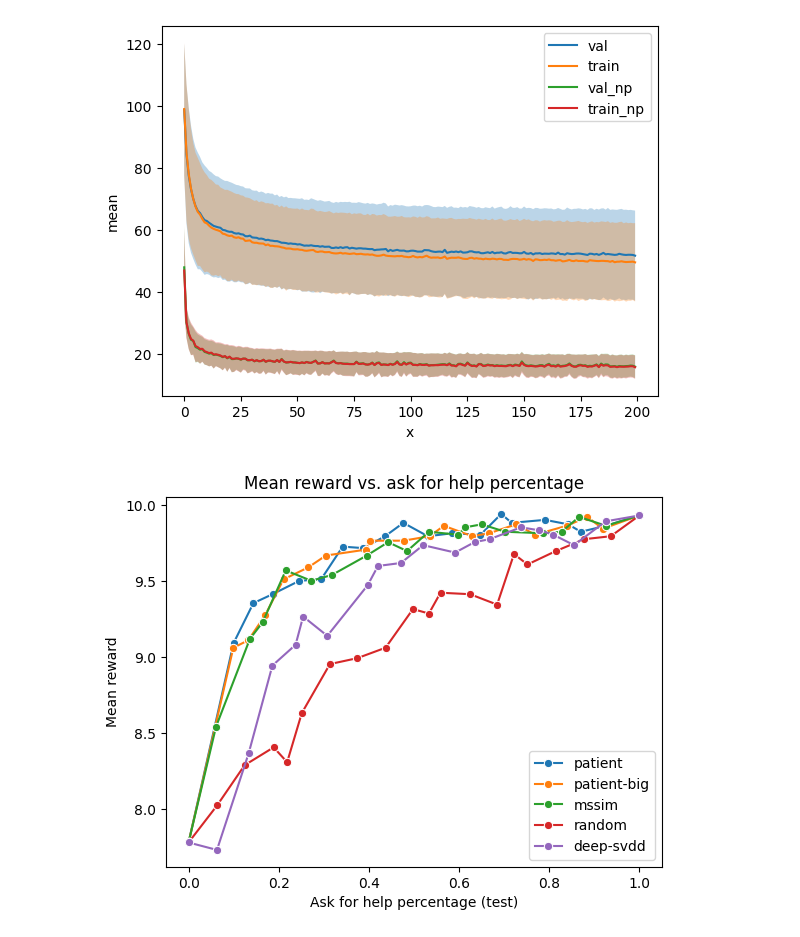
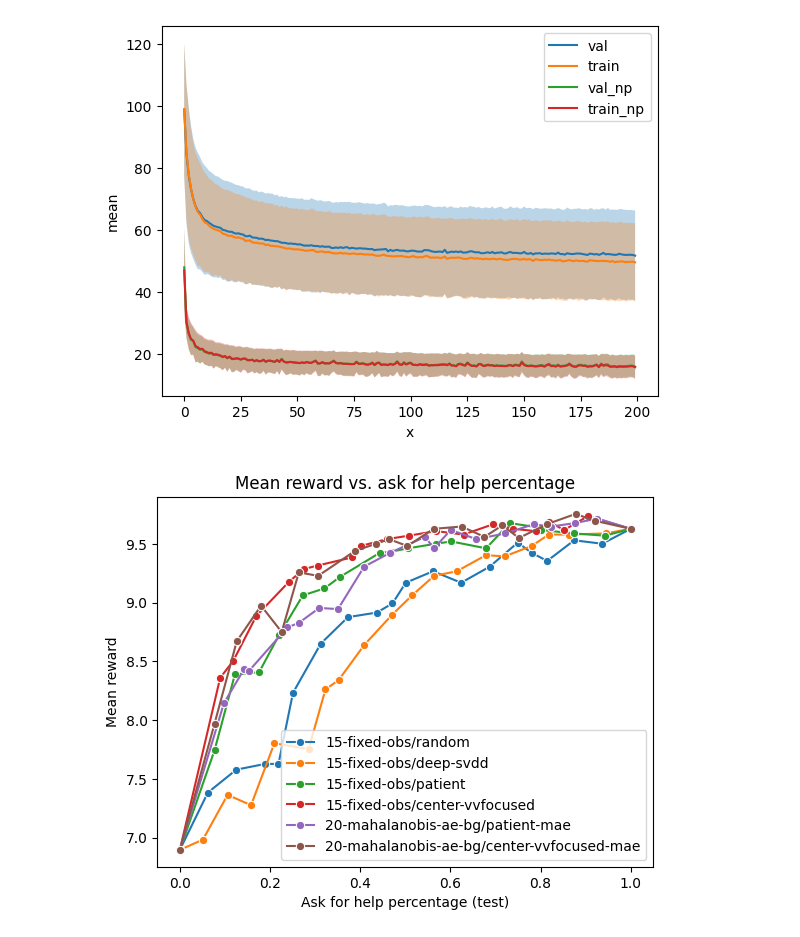
Before and after one commit to PavelCz/yrc-bench-fork, a Jupyter notebook: analyzing/plotting.ipynb, the cells around one changed output. Cells and saved outputs as stored; diff of their text form; code cells hidden in the pictures.

Commit message:
Update plots

```diff
--- a/analyzing/plotting.ipynb
+++ b/analyzing/plotting.ipynb
@@ -72,10 +72,40 @@ base_path = Path("/home/pavel/data/goal-misgen/tmp")
 
 # Current acttive with BG
 # eval_path = base_path / "15-fixed-obs"
-# evals = ["base", "patient", "patient-big", "mssim", "center-focused", "center-vfocused", "random", "deep-svdd"]
+# evals = [
+#     "base",
+#     "patient",
+#     "patient-big",
+#     "mssim",
+#     "center-focused",
+#     "center-vfocused",
+#     "center-vvfocused",
+#     "random",
+#     "deep-svdd",
+# ]
 
-eval_path = base_path / "19-no-bg"
-evals = ["patient", "patient-big", "mssim", "random", "deep-svdd"]
+# eval_path = base_path / "19-no-bg"
+# evals = [
+#     "patient",
+#     "patient-big",
+#     "mssim",
+#     "random",
+#     "deep-svdd",
+#     "center-focused",
+#     "center-vfocused",
+#     "center-vvfocused",
+# ]
+
+eval_path = base_path
+evals = [
+    "15-fixed-obs/random",
+    "15-fixed-obs/deep-svdd",
+    "15-fixed-obs/patient",
+    "15-fixed-obs/center-vvfocused",
+    "20-mahalanobis-ae-bg/patient-mae",
+    "20-mahalanobis-ae-bg/center-vvfocused-mae",
+    # "mahalanobis-ae",
+]
 
 for eval in evals:
 
@@ -124,31 +154,31 @@ for eval in evals:
     #         if threshold is None:
     #             raise ValueError("Threshold is None")
     #         num_larger = np.sum(training_scores > threshold)
     #         train_ood_percentage.append(num_larger / len(training_scores))
     # else:
     #     train_ood_percentage = None
 
 
     # print(f"Ask for help percentage: {train_ood_percentage}")
 
     # Plot lineplot using seaborn.
     sns.lineplot(x=afh_percentage, y=mean_rewards, label=eval, marker="o")
 
 plt.xlabel("Ask for help percentage (test)")
 plt.ylabel("Mean reward")
 plt.title("Mean reward vs. ask for help percentage")
 plt.legend()
 plt.show()
 
 # Plot lineplot using matplotlib.
 # plt.plot(thresholds, mean_rewards)
 # plt.fill_between(thresholds, mean_rewards - std_rewards, mean_rewards + std_rewards, alpha=0.5)
 # plt.show()
 
 
 
 # print(eval_data["thresholds"])
 
 # print(eval_data["scores"])
 # %% [output]
-[figure, old version]
+[figure, new version]
```
